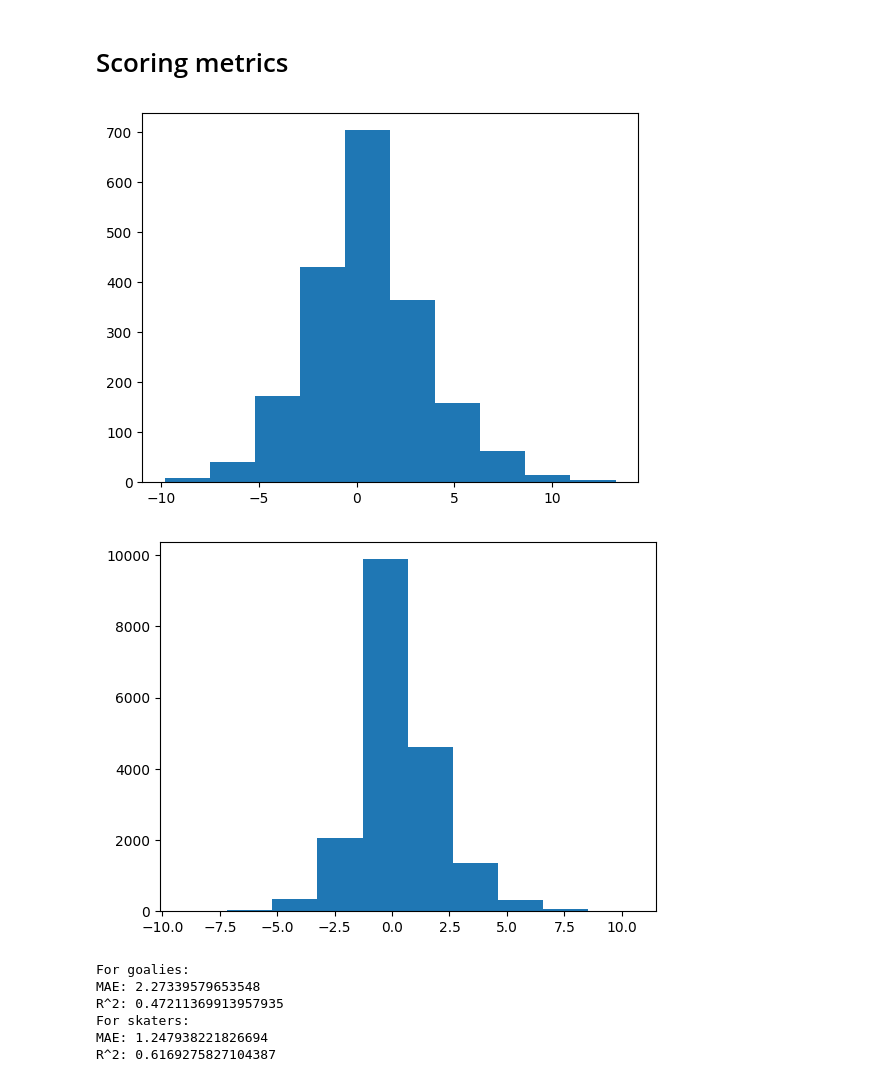
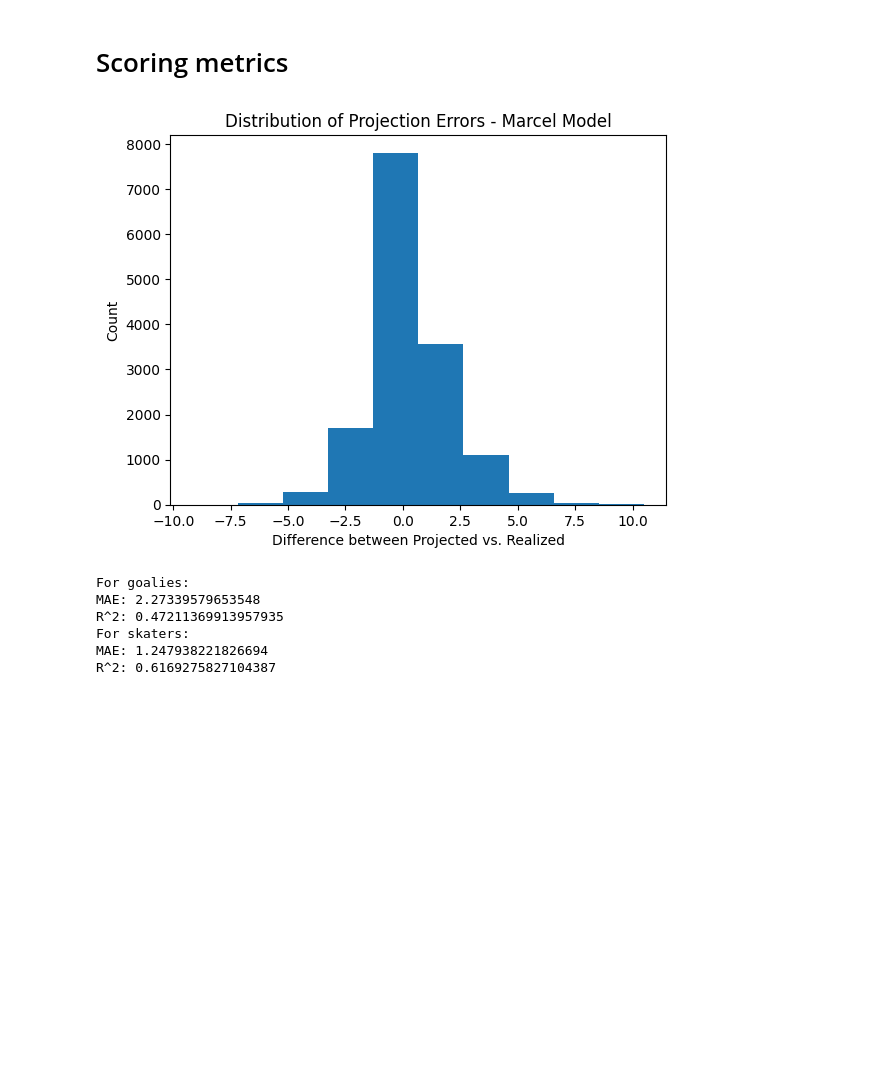
Before and after one commit to hinayatali9/MIE368_PROJECT, a Jupyter notebook: player_proj/tango_team_projections.ipynb, the cells around one changed output. Drawn from its saved outputs; the diff is of its cells as text; code cells hidden in the pictures; blank space fills up the shorter version.

Commit message:
better images for presentation

```diff
--- a/player_proj/tango_team_projections.ipynb
+++ b/player_proj/tango_team_projections.ipynb
@@ -361,13 +361,15 @@ print(tango_teams_projection_2023)
 # %% [markdown]
 # Scoring metrics
 # %%
-plt.hist(df_goalies['DELTA_PS'])
+# plt.hist(df_goalies['DELTA_PS'])
+# plt.show()
+plt.hist(df_skaters['DELTA_PS'][df_skaters["SEASON"] >= 2003])
+plt.xlabel("Difference between Projected vs. Realized")
+plt.ylabel("Count")
+plt.title("Distribution of Projection Errors - Marcel Model")
 plt.show()
-plt.hist(df_skaters['DELTA_PS'])
-plt.show()
 # %% [output]
-[figure, old version]
+[figure, new version]
-[figure, removed]
 # %%
 def score_monkey_reg(df: pd.DataFrame) -> None:
     # Assuming y_true is the true values and y_pred is the predicted values
```
